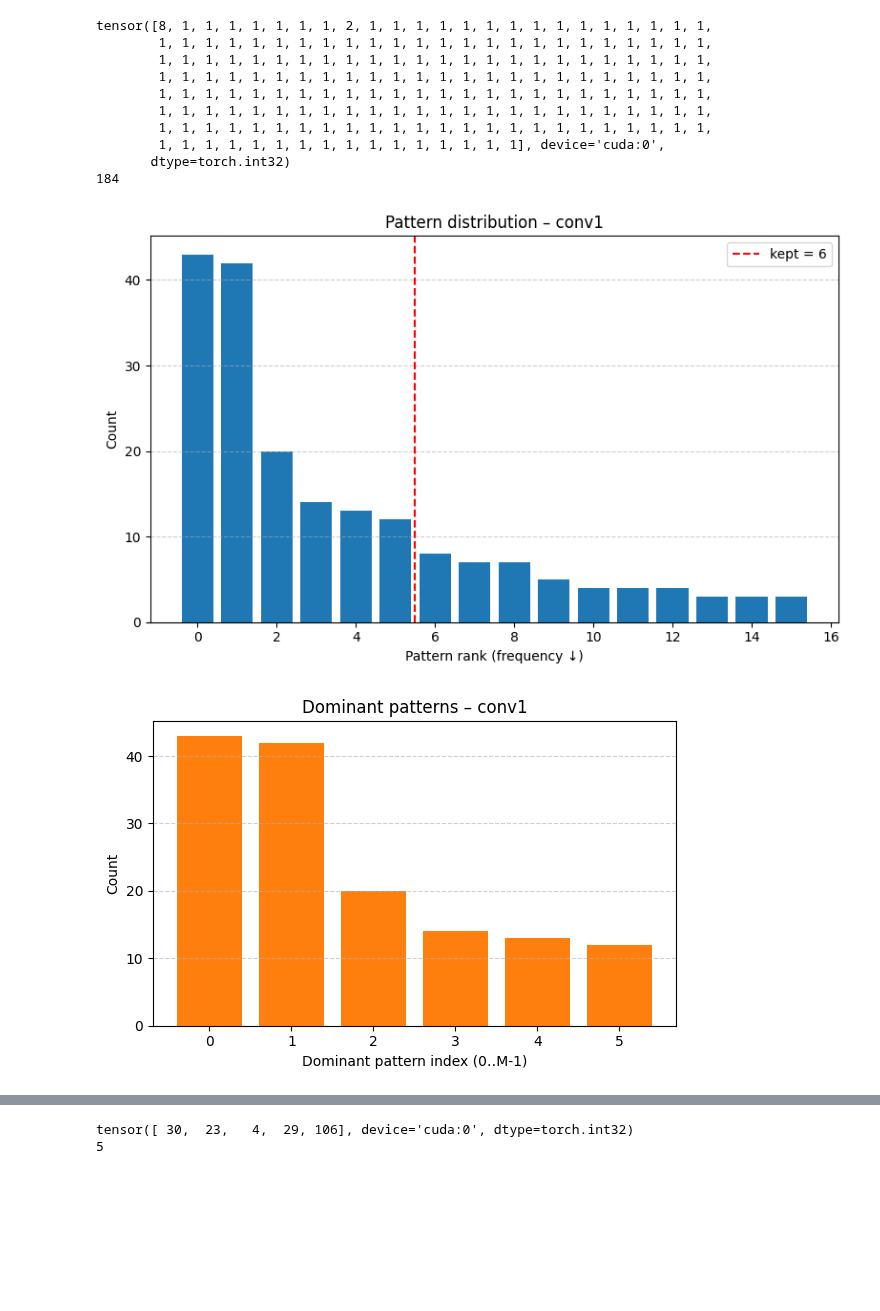
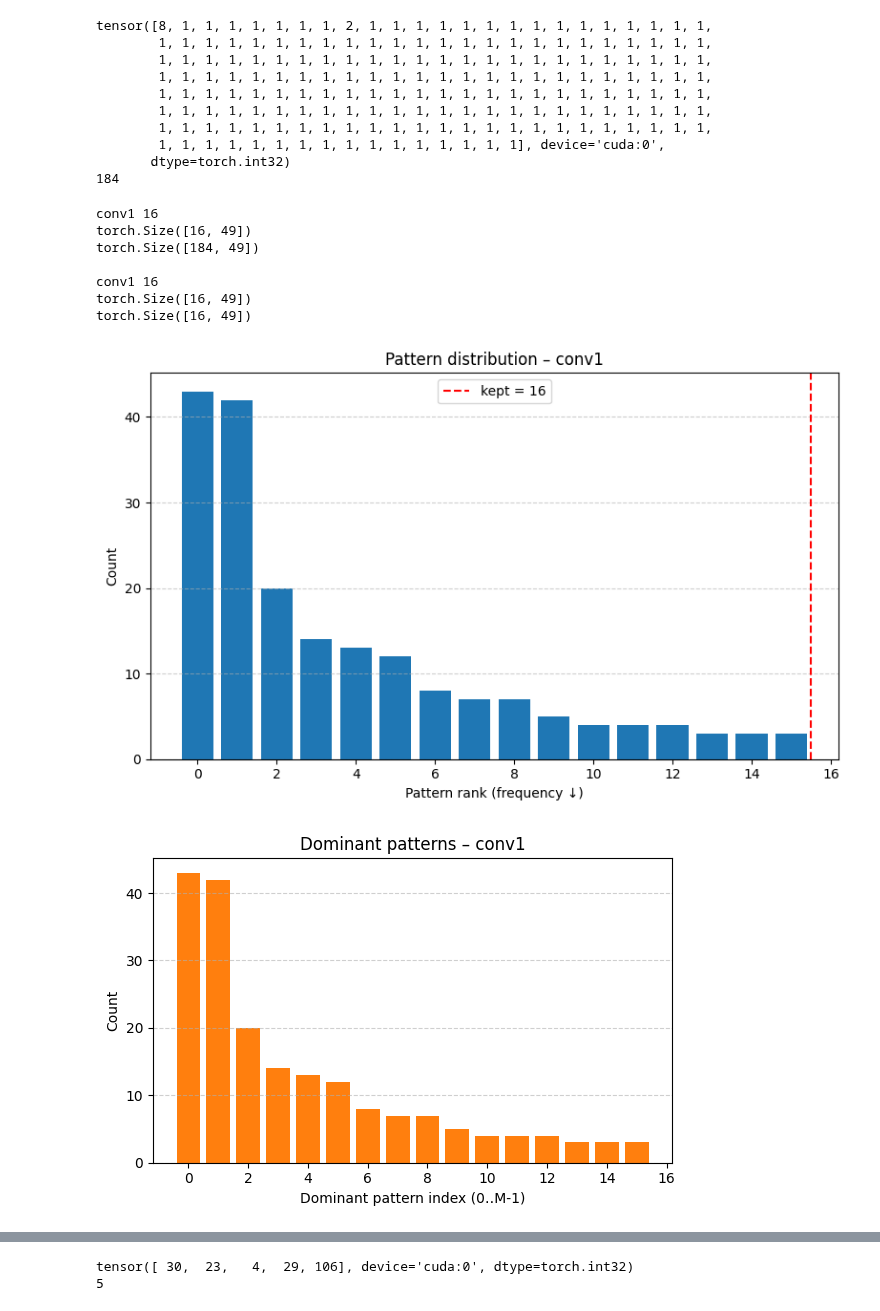
Before and after one commit to JanFSchulte/PQuant, a Jupyter notebook: examples/resnet_mdmm_paca copy 2.ipynb, the cells around one changed output, grey strips where cells are left out. Saved outputs shown, nothing was run; the diff lists cells and outputs as text; code cells hidden in the pictures; blank space fills up the shorter version.

```diff
--- a/examples/resnet_mdmm_paca copy 2.ipynb
+++ b/examples/resnet_mdmm_paca copy 2.ipynb
@@ -389,32 +391,50 @@ tensor([8, 1, 1, 1, 1, 1, 1, 1, 2, 1, 1, 1, 1, 1, 1, 1, 1, 1, 1, 1, 1, 1, 1, 1,
 # %%
 for name, module in model.named_modules():
     if not isinstance(module, torch.nn.Conv2d):
         continue
 
+    weight = module.weight
     kernels, all_patterns, (C_out, C_in, kH, kW) =_get_kernels_and_patterns(module.weight)
     unique_patterns, counts = _get_unique_patterns_with_counts(all_patterns)
     dominant_patterns = _select_dominant_patterns(all_patterns, unique_patterns, counts, alpha = 16, beta = 0.75, dtype=module.weight.dtype)
 
     _, distances = _pattern_distances(dominant_patterns, weight) # Shape: (C_out*C_in, num_dominant)
     closest_pattern_indices = ops.argmin(distances, axis=1) # Shape: (C_out*C_in,)
     projection_mask_flat = ops.take(dominant_patterns, closest_pattern_indices, axis=0)
     projection_mask = ops.reshape(projection_mask_flat, (C_out, C_in, kH, kW))
 
     projected_weight = (weight.cpu() + 1.0e-5)* projection_mask.cpu()
 
+    print(name, len(dominant_patterns))
+    print(dominant_patterns.shape)
+    print(unique_patterns.shape)
+    print()
+
     weight = projected_weight
     kernels, all_patterns, (C_out, C_in, kH, kW) =_get_kernels_and_patterns(weight)
     unique_patterns, counts = _get_unique_patterns_with_counts(all_patterns)
-    dominant_patterns = _select_dominant_patterns(all_patterns, unique_patterns, counts, alpha = 16, beta = 0.75, dtype=module.weight.dtype)
+    # dominant_patterns = _select_dominant_patterns(all_patterns, unique_patterns, counts, alpha = 16, beta = 0.75, dtype=module.weight.dtype)
+
+    print(name, len(dominant_patterns))
+    print(dominant_patterns.shape)
+    print(unique_patterns.shape)
+    print()
 
     plot_pattern_distributions(counts, dominant_patterns, layer_name = name, log_scale1 = False, log_scale2 = False)
     try: plot_dominant_patterns(name, all_patterns, counts, kH, kW, max_patterns_to_show=16)
     except: pass
 
     break
 # %% [output]
+conv1 16
+torch.Size([16, 49])
+torch.Size([184, 49])
+
+conv1 16
+torch.Size([16, 49])
+torch.Size([16, 49])
-[figure, old version]
+[figure, new version]
-[figure, old version]
+[figure, new version]
 [figure]
 # %%
 weight = module.weight
```
Also changed, not shown: parts of 2 cells of this notebook, 1 other file.
